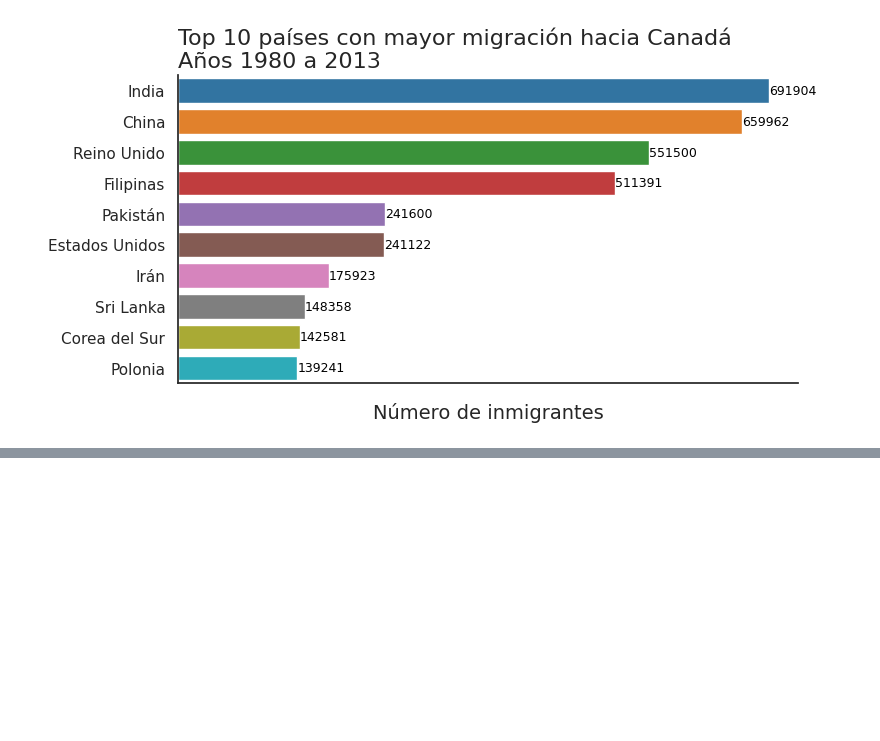
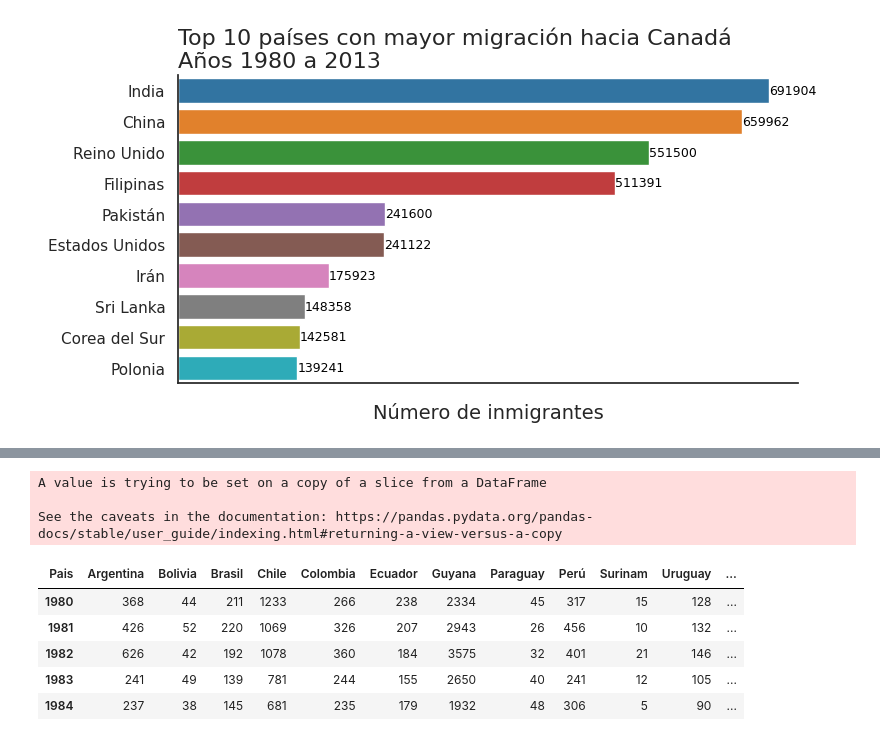
Before and after one commit to Goyo0117970/Visualizaci-n, a Jupyter notebook: visualizacion_de_datos_con_python.ipynb, the cells around one changed output, grey strips where cells are left out. Saved outputs shown, nothing was run; the diff lists cells and outputs as text; code cells hidden in the pictures; blank space fills up the shorter version.

```diff
--- a/visualizacion_de_datos_con_python.ipynb
+++ b/visualizacion_de_datos_con_python.ipynb
@@ -425,0 +451,17 @@ generar_grafico('tab10')
+# %%
+sudamerica.drop(['Continente', 'Region', 'Total'],axis=1, inplace =True)
+# %% [output]
+A value is trying to be set on a copy of a slice from a DataFrame
+
+See the caveats in the documentation: https://pandas.pydata.org/pandas-docs/stable/user_guide/indexing.html#returning-a-view-versus-a-copy
+# %%
+sudamerica = sudamerica.T
+# %%
+sudamerica.head()
+# %% [output]
+| Pais | Argentina | Bolivia | Brasil | Chile | Colombia | Ecuador | Guyana | Paraguay | Perú | Surinam | Uruguay | ... |
+| 1980 | 368 | 44 | 211 | 1233 | 266 | 238 | 2334 | 45 | 317 | 15 | 128 | ... |
+| 1981 | 426 | 52 | 220 | 1069 | 326 | 207 | 2943 | 26 | 456 | 10 | 132 | ... |
+| 1982 | 626 | 42 | 192 | 1078 | 360 | 184 | 3575 | 32 | 401 | 21 | 146 | ... |
+| 1983 | 241 | 49 | 139 | 781 | 244 | 155 | 2650 | 40 | 241 | 12 | 105 | ... |
+| 1984 | 237 | 38 | 145 | 681 | 235 | 179 | 1932 | 48 | 306 | 5 | 90 | ... |
```
Also changed, not shown: parts of 15 cells of this notebook.
